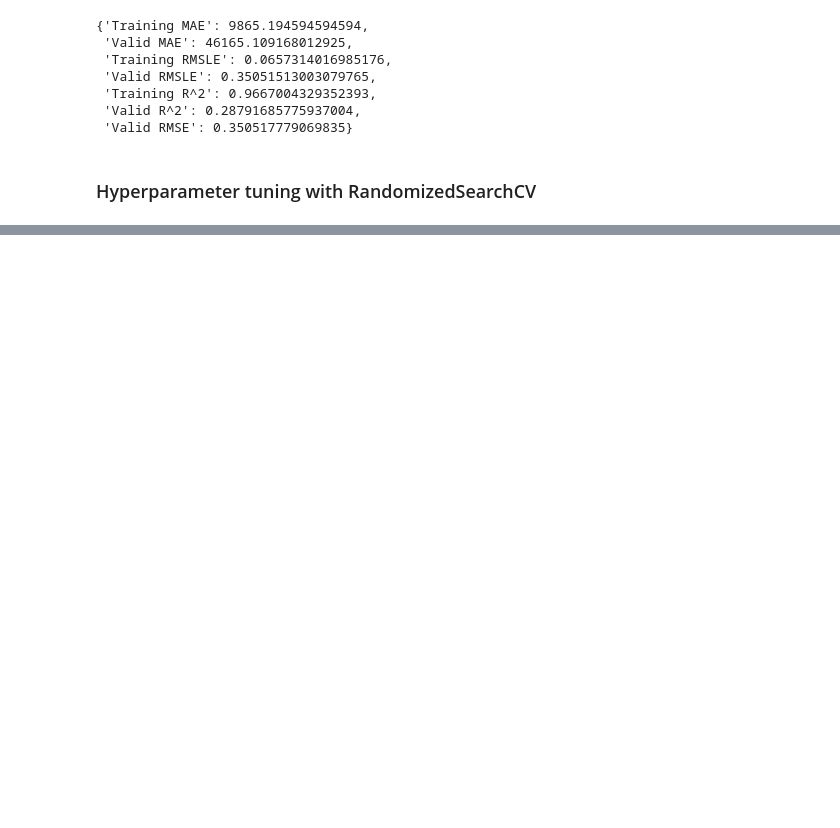
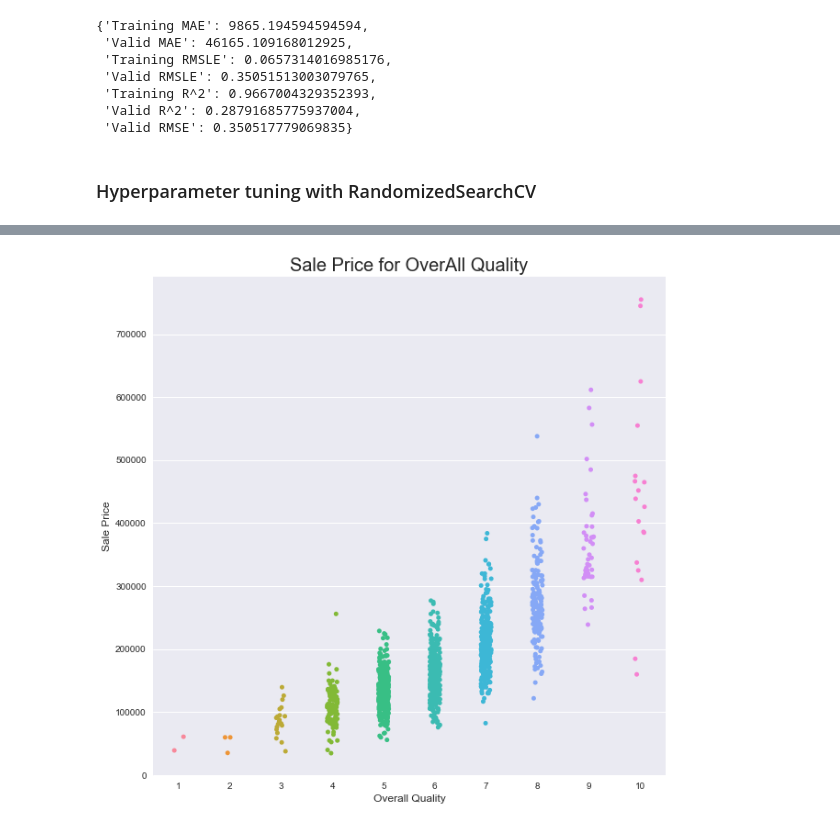
Before and after one commit to n1az/house-price-prediction, a Jupyter notebook: House Price.ipynb, the cells around one changed output, grey strips where cells are left out. Saved outputs shown, nothing was run; the diff lists cells and outputs as text; code cells hidden in the pictures; blank space fills up the shorter version.

```diff
--- a/House Price.ipynb
+++ b/House Price.ipynb
@@ -377,0 +441,14 @@ show_scores(rs_model)
+# %%
+figure, ax = plt.subplots(figsize = (10,10))
+sns.stripplot(data=df, x = 'OverallQual', y='SalePrice')
+# sns.violinplot(data=data_w, x = 'OverallQual', y='SalePrice', ax = ax[1])
+# sns.boxplot(data=data_w, x = 'OverallQual', y='SalePrice', ax = ax[2])
+# Add some communication
+plt.style.use("seaborn-pastel")
+plt.title("Sale Price for OverAll Quality", fontsize=20)
+plt.xlabel("Overall Quality", fontsize=12)
+plt.ylabel("Sale Price", fontsize=12)
+plt.xticks(rotation=0);
+plt.show()
+# %% [output]
+[figure, added]
```
Also changed, not shown: parts of 15 cells of this notebook, 1 other file.
